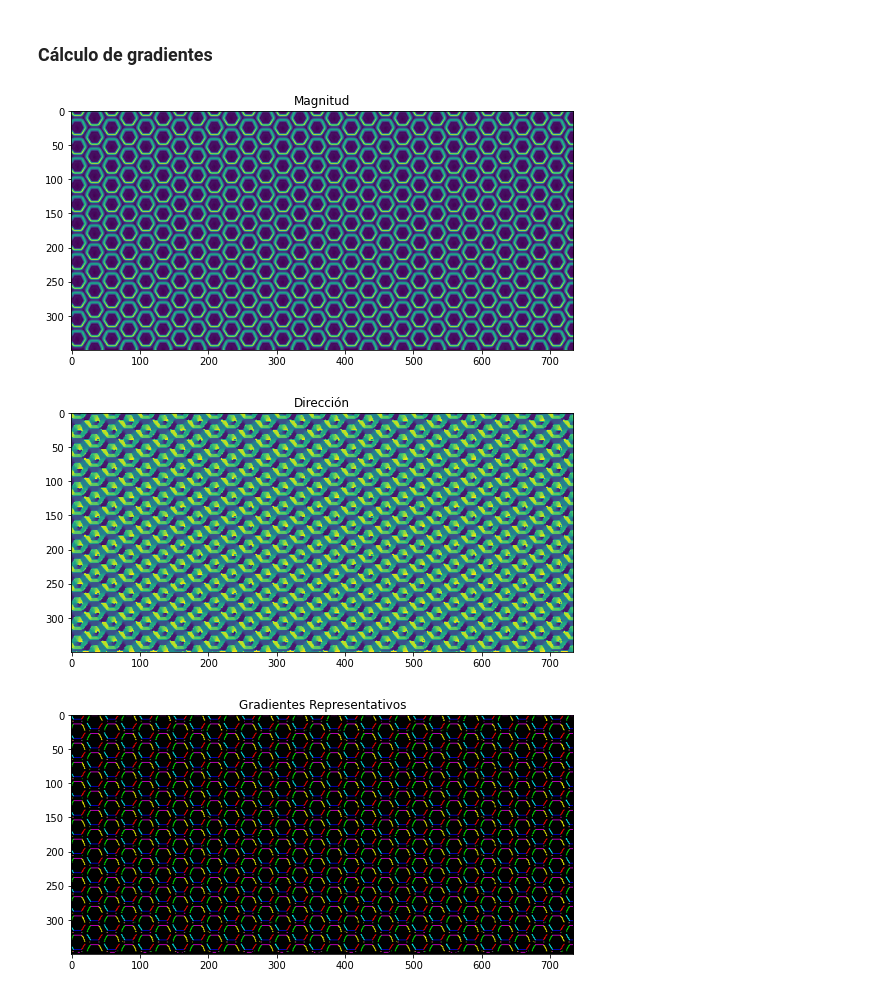
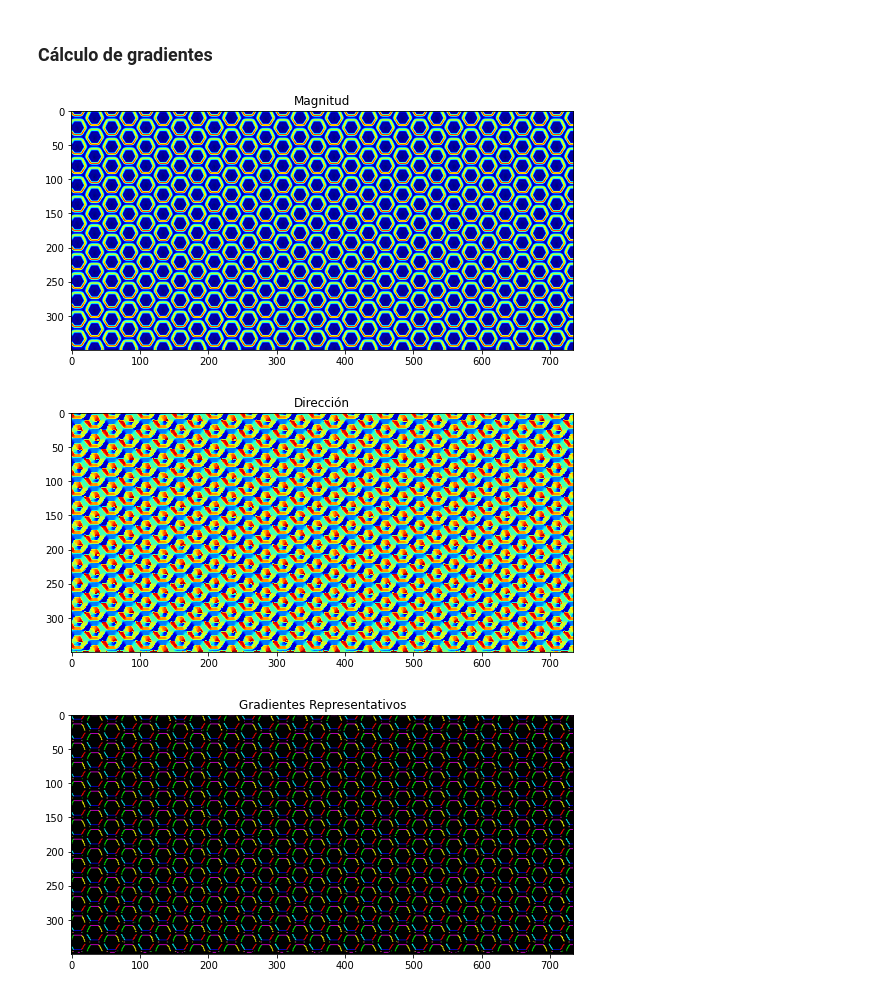
Before and after one commit to maricari/AICVI, a Jupyter notebook: TP2/TP2 - Parte 2 - Gradientes.ipynb, the cells around one changed output. Saved outputs shown, nothing was run; the diff lists cells and outputs as text; code cells hidden in the pictures.

Commit message:
cmap='jet'

```diff
--- a/TP2/TP2 - Parte 2 - Gradientes.ipynb
+++ b/TP2/TP2 - Parte 2 - Gradientes.ipynb
@@ -123,13 +123,13 @@ img_grad[weak_i, weak_j] = [0,0,0]
 img_grad[zeros_i, zeros_j] = [0,0,0]
 # %%
 # Ploteamos las imágenes
-plt.imshow(mag)
+plt.imshow(mag, cmap="jet")
 plt.title('Magnitud');plt.show()
-plt.imshow(angle)
+plt.imshow(angle, cmap="jet")
 plt.title('Dirección');plt.show()
-plt.imshow(img_grad)
+plt.imshow(img_grad, cmap="jet")
 plt.title('Gradientes Representativos');plt.show()
 # %% [output]
-[figure, old version]
+[figure, new version]
-[figure, old version]
+[figure, new version]
 [figure]
```
Also changed, not shown: 1 other file.
